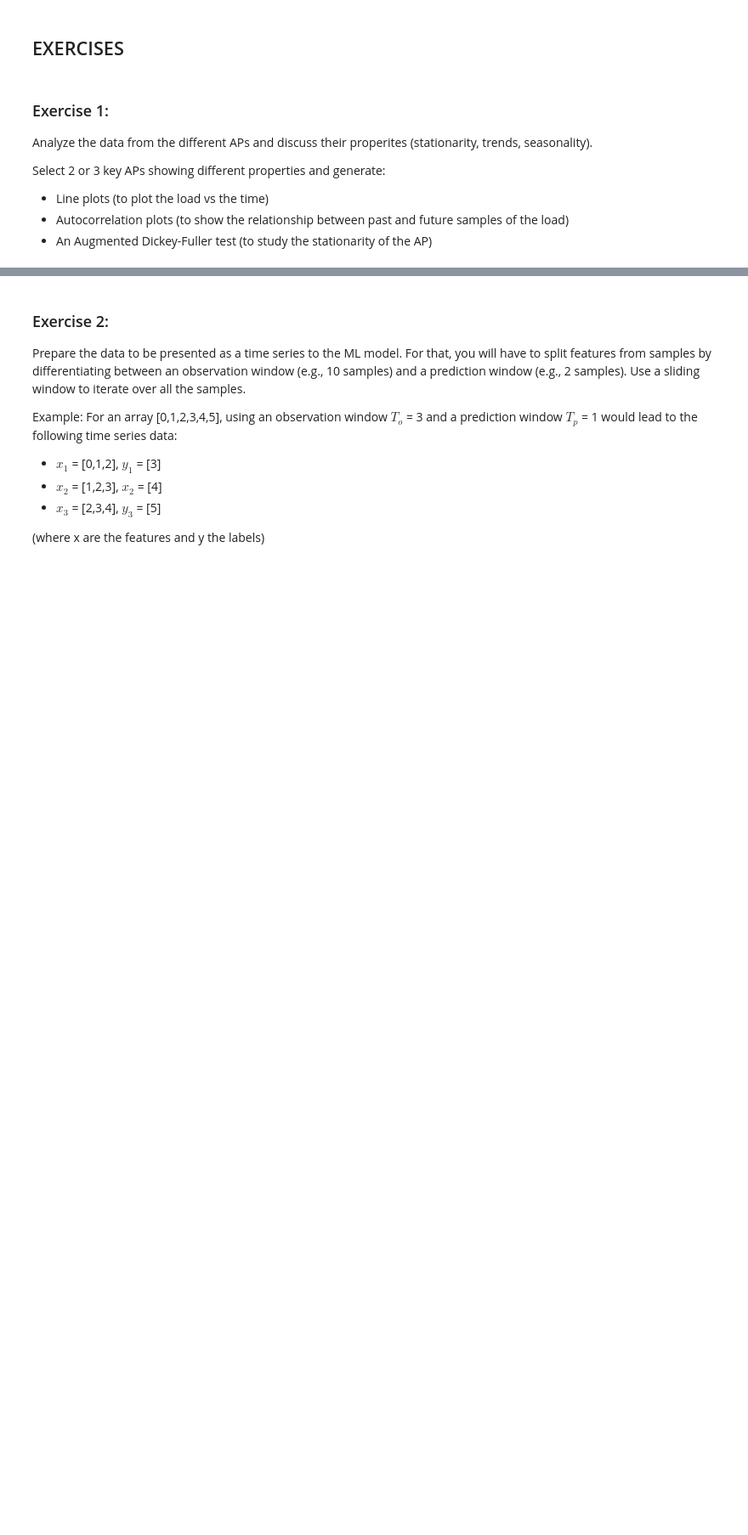
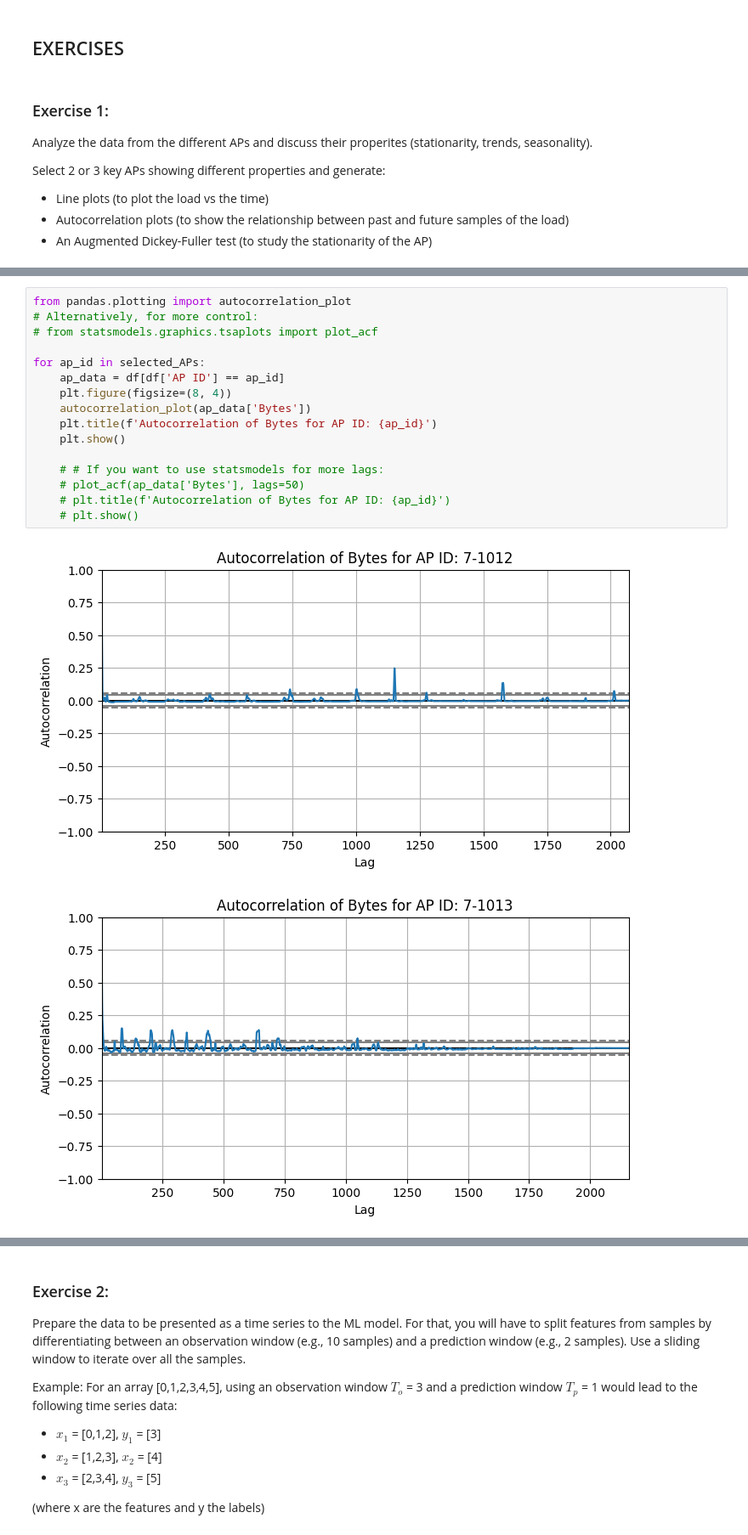
Before and after one commit to jordiestevee/ML4Net-2025, a Jupyter notebook: Lab3/AAX_Lab3.ipynb, the cells around one changed output, grey strips where cells are left out. Shown at 85% size. Saved outputs shown, nothing was run; the diff lists cells and outputs as text; blank space fills up the shorter version.

```diff
--- a/Lab3/AAX_Lab3.ipynb
+++ b/Lab3/AAX_Lab3.ipynb
@@ -83,0 +212,19 @@ Select 2 or 3 key APs showing different properties and generate:
+# %%
+from pandas.plotting import autocorrelation_plot
+# Alternatively, for more control:
+# from statsmodels.graphics.tsaplots import plot_acf
+
+for ap_id in selected_APs:
+    ap_data = df[df['AP ID'] == ap_id]
+    plt.figure(figsize=(8, 4))
+    autocorrelation_plot(ap_data['Bytes'])
+    plt.title(f'Autocorrelation of Bytes for AP ID: {ap_id}')
+    plt.show()
+
+    # # If you want to use statsmodels for more lags:
+    # plot_acf(ap_data['Bytes'], lags=50)
+    # plt.title(f'Autocorrelation of Bytes for AP ID: {ap_id}')
+    # plt.show()
+# %% [output]
+[figure, added]
+[figure, added]
```
Also changed, not shown: parts of 11 cells of this notebook.
